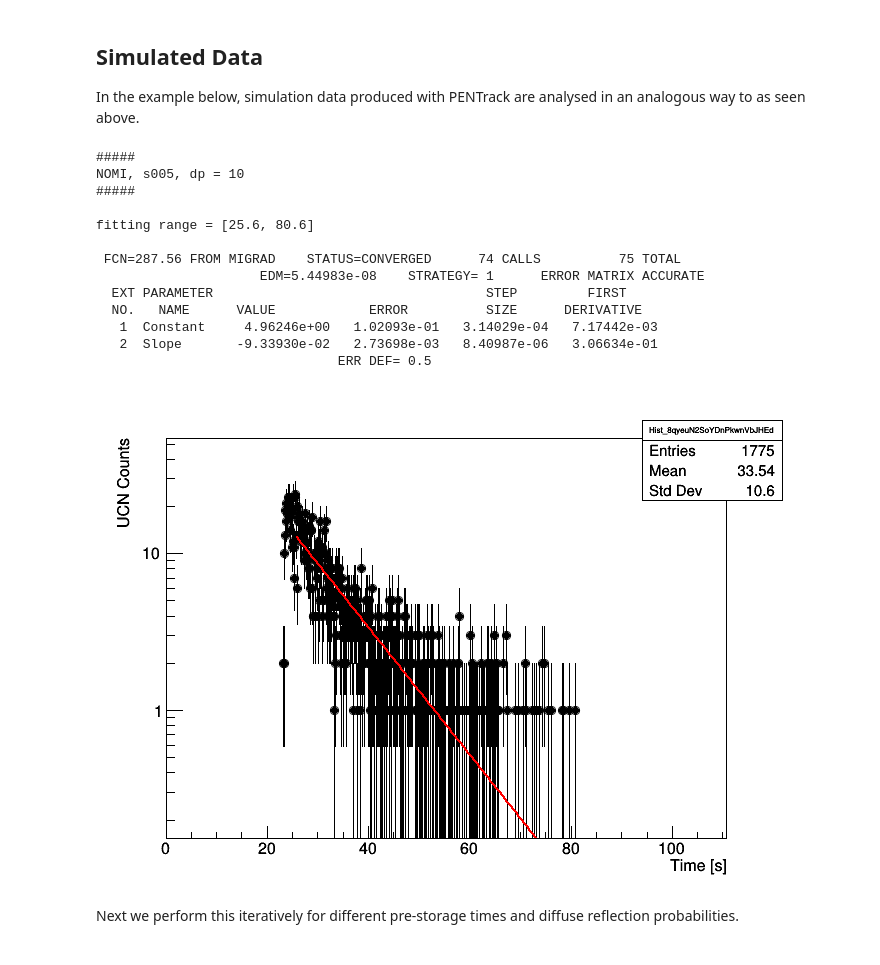
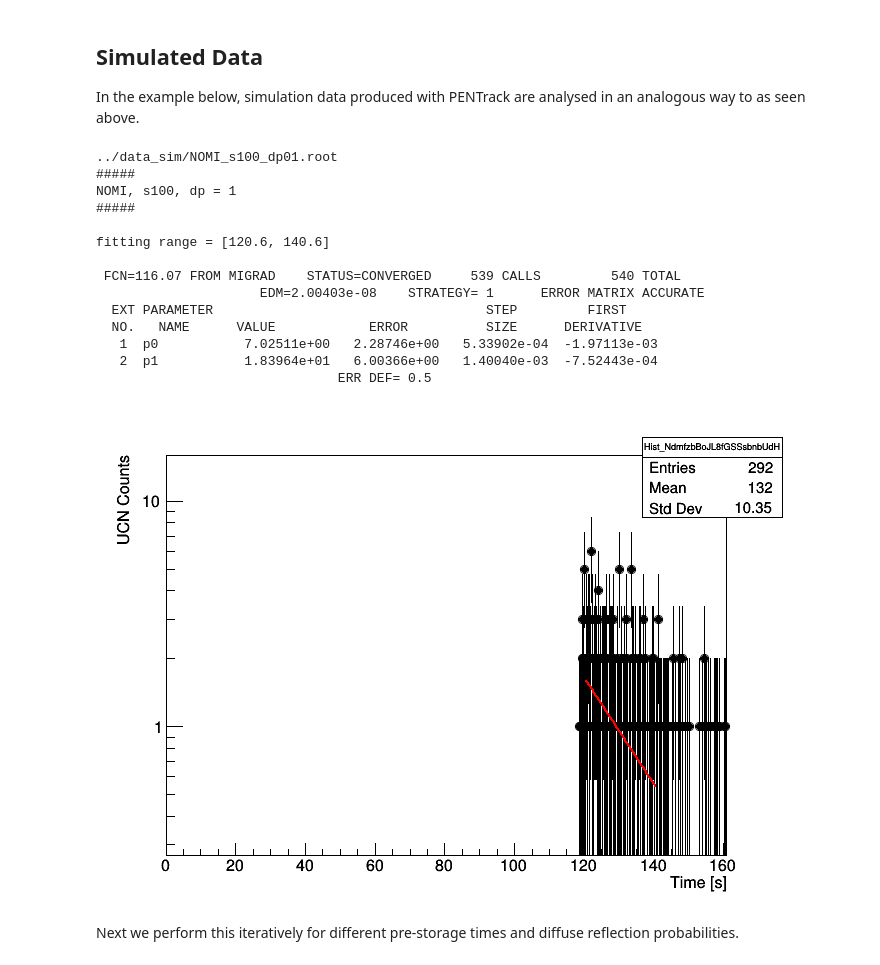
Before and after one commit to jonahberean/psi_transmission, a Jupyter notebook: notebooks_scripts/PENTrack_simulations.ipynb, the cells around one changed output. Drawn from its saved outputs; the diff is of its cells as text; code cells hidden in the pictures.

```diff
--- a/notebooks_scripts/PENTrack_simulations.ipynb
+++ b/notebooks_scripts/PENTrack_simulations.ipynb
@@ -5,7 +5,7 @@ from functions import *
 from sim_functions import *
 
 # sometimes just need to run with the below line uncommented
-# plt.rcParams['figure.dpi'] = 200
+plt.rcParams['figure.dpi'] = 200
 # %% [markdown]
 # Simulations with PENTrack
 
@@ -219,22 +243,23 @@ fig.savefig('../img/all_norm_tail_fits.pdf')
 
 In the example below, simulation data produced with PENTrack are analysed in an analogous way to as seen above.
 # %%
-canvas, slope = sim_tau('NOMI', 's005', 10)
+canvas, slope, redchi = sim_tau('NOMI', 's100', 1)
 # %% [output]
+../data_sim/NOMI_s100_dp01.root
 #####
-NOMI, s005, dp = 10
+NOMI, s100, dp = 1
 #####
 
-fitting range = [25.6, 80.6]
+fitting range = [120.6, 140.6]
 
- FCN=287.56 FROM MIGRAD    STATUS=CONVERGED      74 CALLS          75 TOTAL
-                     EDM=5.44983e-08    STRATEGY= 1      ERROR MATRIX ACCURATE
+ FCN=116.07 FROM MIGRAD    STATUS=CONVERGED     539 CALLS         540 TOTAL
+                     EDM=2.00403e-08    STRATEGY= 1      ERROR MATRIX ACCURATE
   EXT PARAMETER                                   STEP         FIRST
   NO.   NAME      VALUE            ERROR          SIZE      DERIVATIVE
-   1  Constant     4.96246e+00   1.02093e-01   3.14029e-04   7.17442e-03
-   2  Slope       -9.33930e-02   2.73698e-03   8.40987e-06   3.06634e-01
+   1  p0           7.02511e+00   2.28746e+00   5.33902e-04  -1.97113e-03
+   2  p1           1.83964e+01   6.00366e+00   1.40040e-03  -7.52443e-04
                                ERR DEF= 0.5
-[figure, old version]
+[figure, new version]
 # %% [markdown]
 Next we perform this iteratively for different pre-storage times and diffuse reflection probabilities.
 # %%
```
Also changed, not shown: parts of 7 cells of this notebook, 3 other files.
